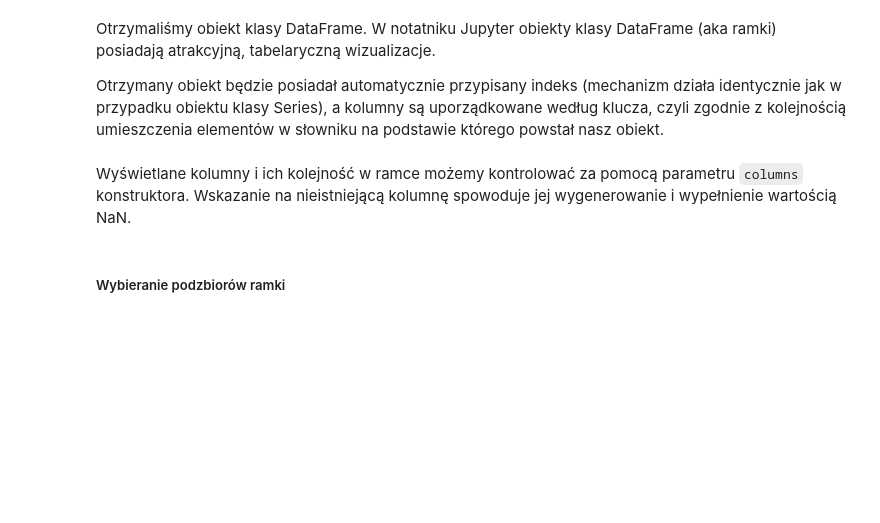
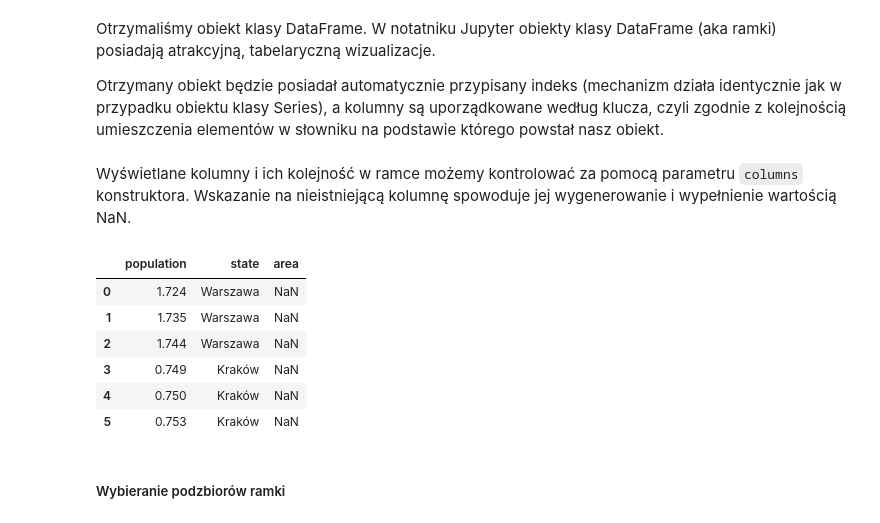
Before and after one commit to krzpiszcz/pandas_14_09_2024, a Jupyter notebook: 01_struktury_danych.ipynb, the cells around one changed output. Drawn from its saved outputs; the diff is of its cells as text; code cells hidden in the pictures; blank space fills up the shorter version.

```diff
--- a/01_struktury_danych.ipynb
+++ b/01_struktury_danych.ipynb
@@ -524,7 +546,16 @@ Otrzymany obiekt będzie posiadał automatycznie przypisany indeks (mechanizm dz
 # %% [markdown]
 Wyświetlane kolumny i ich kolejność w ramce możemy kontrolować za pomocą parametru `columns` konstruktora. Wskazanie na nieistniejącą kolumnę spowoduje jej wygenerowanie i wypełnienie wartością NaN.
 # %%
-...
+frame = pd.DataFrame(data, columns=['population', 'state', 'area'])
+frame
+# %% [output]
+|  | population | state | area |
+| 0 | 1.724 | Warszawa | NaN |
+| 1 | 1.735 | Warszawa | NaN |
+| 2 | 1.744 | Warszawa | NaN |
+| 3 | 0.749 | Kraków | NaN |
+| 4 | 0.750 | Kraków | NaN |
+| 5 | 0.753 | Kraków | NaN |
 # %% [markdown]
 ##### Wybieranie podzbiorów ramki
 # %% [markdown]
```
Also changed, not shown: parts of 37 cells of this notebook.
